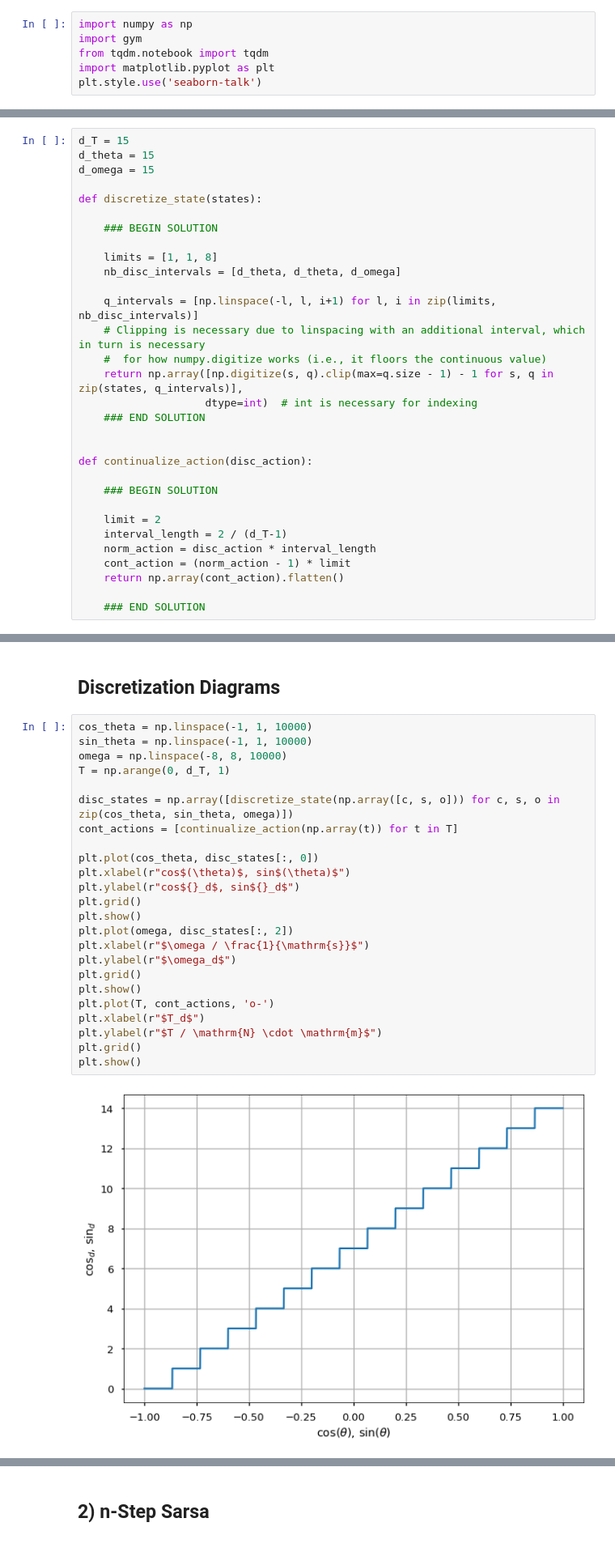
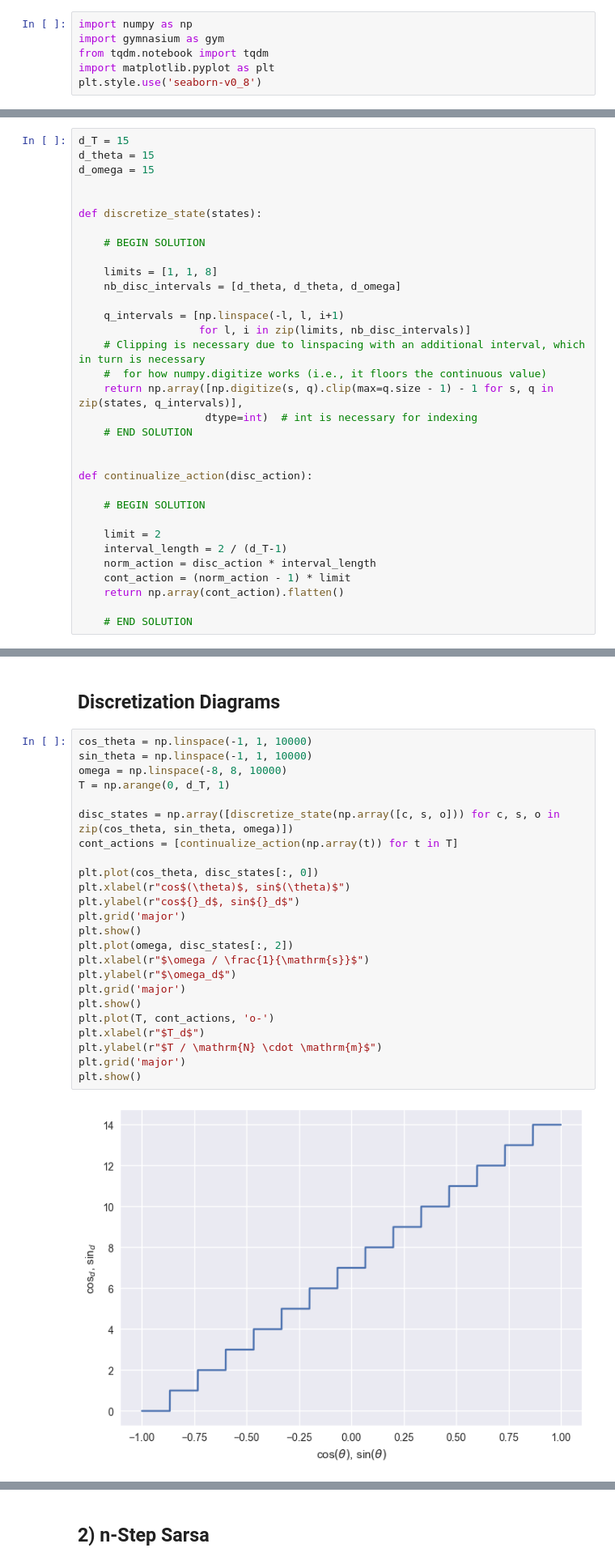
Before and after one commit to upb-lea/reinforcement_learning_course_materials, a Jupyter notebook: exercises/solutions/ex06/n_StepMethods.ipynb, the cells around one changed output, grey strips where cells are left out. Shown at 81% size. Drawn from its saved outputs; the diff is of its cells as text.

Commit message:
Adapting the notebooks to gymnasium.

```diff
--- a/exercises/solutions/ex06/n_StepMethods.ipynb
+++ b/exercises/solutions/ex06/n_StepMethods.ipynb
@@ -11,9 +11,9 @@ To implement this environment, we will make use of the gym library. Please insta
 # %%
 import numpy as np
-import gym
+import gymnasium as gym
 from tqdm.notebook import tqdm
 import matplotlib.pyplot as plt
-plt.style.use('seaborn-talk')
+plt.style.use('seaborn-v0_8')
 # %% [markdown]
 Check if the installation and import work by executing the following cell. A window with an animation of the pendulum should open, display some random actions, and close automatically.
 # %%
@@ -118,24 +117,26 @@ d_T = 15
 d_theta = 15
 d_omega = 15
 
+
 def discretize_state(states):
 
-    ### BEGIN SOLUTION
+    # BEGIN SOLUTION
 
     limits = [1, 1, 8]
     nb_disc_intervals = [d_theta, d_theta, d_omega]
 
-    q_intervals = [np.linspace(-l, l, i+1) for l, i in zip(limits, nb_disc_intervals)]
+    q_intervals = [np.linspace(-l, l, i+1)
+                   for l, i in zip(limits, nb_disc_intervals)]
     # Clipping is necessary due to linspacing with an additional interval, which in turn is necessary
     #  for how numpy.digitize works (i.e., it floors the continuous value)
     return np.array([np.digitize(s, q).clip(max=q.size - 1) - 1 for s, q in zip(states, q_intervals)],
                     dtype=int)  # int is necessary for indexing
-    ### END SOLUTION
+    # END SOLUTION
 
 
 def continualize_action(disc_action):
 
-    ### BEGIN SOLUTION
+    # BEGIN SOLUTION
 
     limit = 2
     interval_length = 2 / (d_T-1)
@@ -143,7 +144,7 @@ def continualize_action(disc_action):
     cont_action = (norm_action - 1) * limit
     return np.array(cont_action).flatten()
 
-    ### END SOLUTION
+    # END SOLUTION
 # %% [markdown]
 Use the following cell for debugging:
 # %%
@@ -175,26 +176,26 @@ discrete state: [14 10  8], continuous state: [0.89811683 0.43975693 0.60712057]
 # %%
 cos_theta = np.linspace(-1, 1, 10000)
 sin_theta = np.linspace(-1, 1, 10000)
 omega = np.linspace(-8, 8, 10000)
 T = np.arange(0, d_T, 1)
 
 disc_states = np.array([discretize_state(np.array([c, s, o])) for c, s, o in zip(cos_theta, sin_theta, omega)])
 cont_actions = [continualize_action(np.array(t)) for t in T]
 
 plt.plot(cos_theta, disc_states[:, 0])
 plt.xlabel(r"cos$(\theta)$, sin$(\theta)$")
 plt.ylabel(r"cos${}_d$, sin${}_d$")
-plt.grid()
+plt.grid('major')
 plt.show()
 plt.plot(omega, disc_states[:, 2])
 plt.xlabel(r"$\omega / \frac{1}{\mathrm{s}}$")
 plt.ylabel(r"$\omega_d$")
-plt.grid()
+plt.grid('major')
 plt.show()
 plt.plot(T, cont_actions, 'o-')
 plt.xlabel(r"$T_d$")
 plt.ylabel(r"$T / \mathrm{N} \cdot \mathrm{m}$")
-plt.grid()
+plt.grid('major')
 plt.show()
 # %% [output]
-[figure, old version]
+[figure, new version]
```
Also changed, not shown: parts of 19 cells of this notebook, 1 other file.
